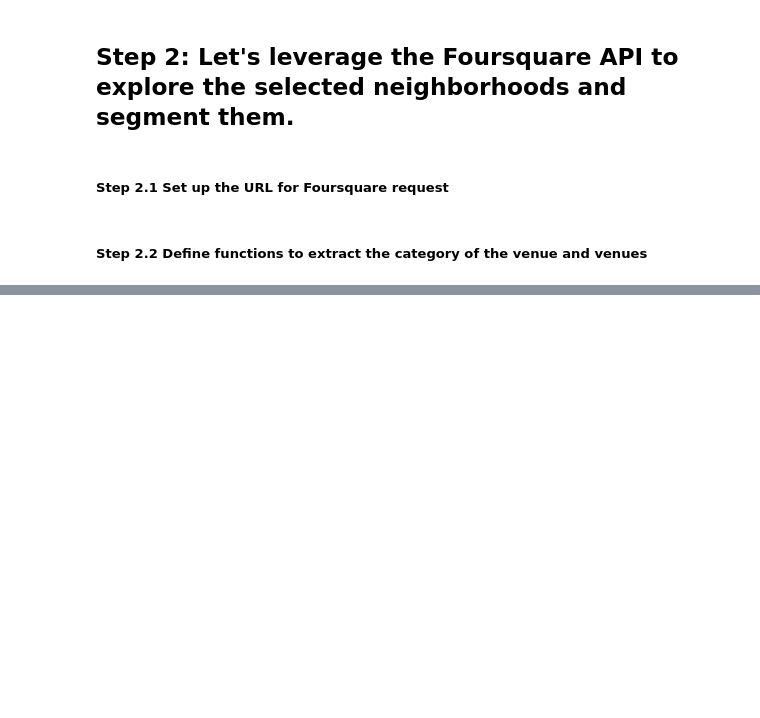
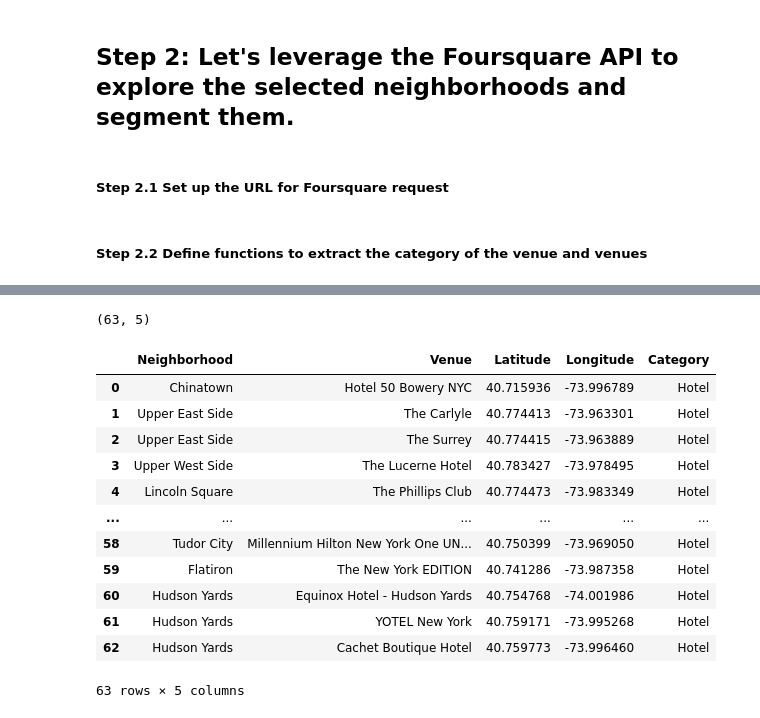
Before and after one commit to LibertyBot2019/CapStoneProject, a Jupyter notebook: Capstone_Project_Data_Mining.ipynb, the cells around one changed output, grey strips where cells are left out. Drawn from its saved outputs; the diff is of its cells as text; code cells hidden in the pictures; blank space fills up the shorter version.

```diff
--- a/Capstone_Project_Data_Mining.ipynb
+++ b/Capstone_Project_Data_Mining.ipynb
@@ -621,0 +299,21 @@ nbhs_merged.loc[nbhs_merged['Cluster Label'] == 7]
+# %%
+# htl_df stands for hotel dataframe
+# Retrieve all of hotel venues into a new dataframe htl_df
+htl_df = mnhtn_venues.loc[mnhtn_venues["Category"]=="Hotel"].reset_index(drop=True)
+print(htl_df.shape)
+htl_df
+# %% [output]
+(63, 5)
+|  | Neighborhood | Venue | Latitude | Longitude | Category |
+| 0 | Chinatown | Hotel 50 Bowery NYC | 40.715936 | -73.996789 | Hotel |
+| 1 | Upper East Side | The Carlyle | 40.774413 | -73.963301 | Hotel |
+| 2 | Upper East Side | The Surrey | 40.774415 | -73.963889 | Hotel |
+| 3 | Upper West Side | The Lucerne Hotel | 40.783427 | -73.978495 | Hotel |
+| 4 | Lincoln Square | The Phillips Club | 40.774473 | -73.983349 | Hotel |
+| ... | ... | ... | ... | ... | ... |
+| 58 | Tudor City | Millennium Hilton New York One UN... | 40.750399 | -73.969050 | Hotel |
+| 59 | Flatiron | The New York EDITION | 40.741286 | -73.987358 | Hotel |
+| 60 | Hudson Yards | Equinox Hotel - Hudson Yards | 40.754768 | -74.001986 | Hotel |
+| 61 | Hudson Yards | YOTEL New York | 40.759171 | -73.995268 | Hotel |
+| 62 | Hudson Yards | Cachet Boutique Hotel | 40.759773 | -73.996460 | Hotel |
+63 rows × 5 columns
```
Also changed, not shown: parts of 64 cells of this notebook, 20 other files.
